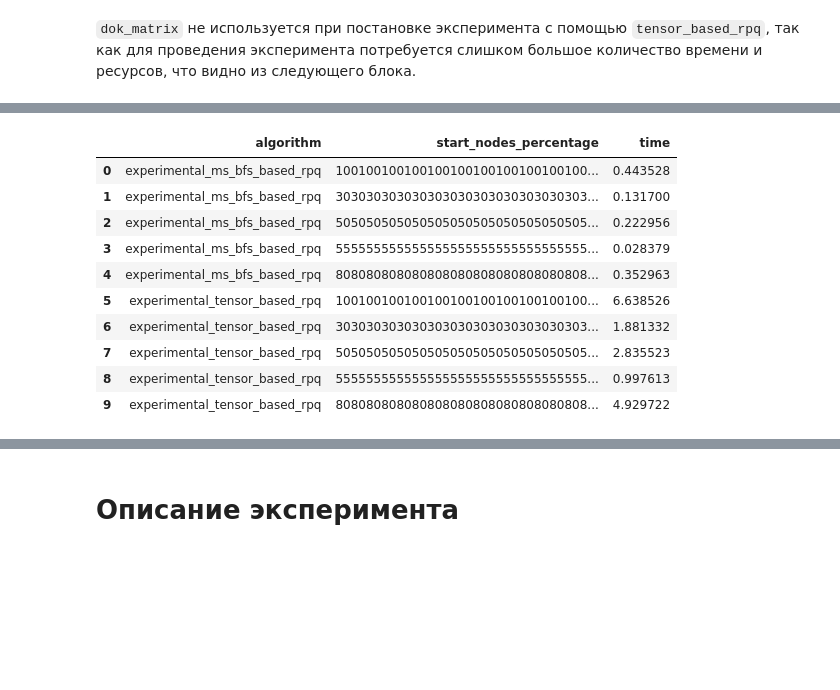
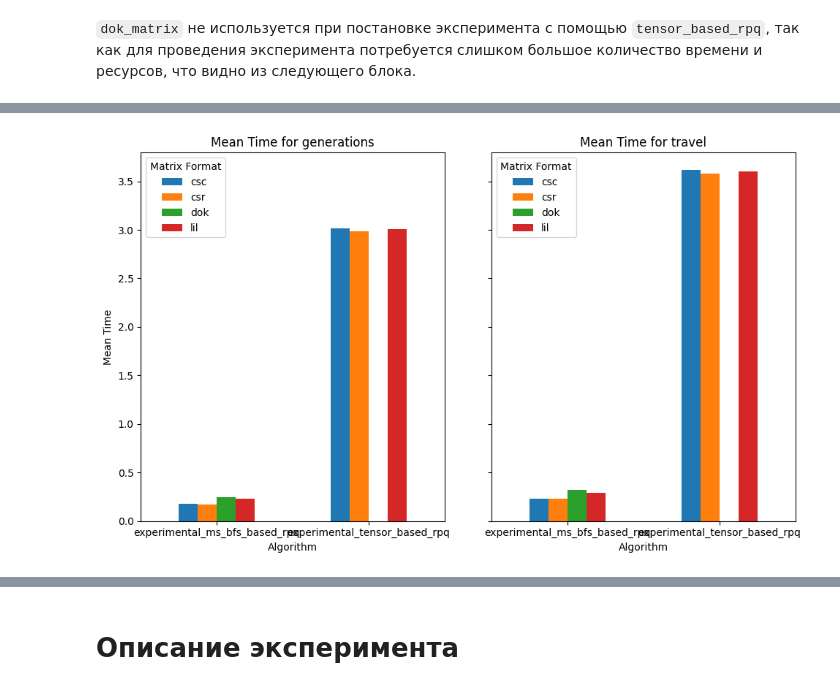
Before and after one commit to AlexShmak/formal-lang-course, a Jupyter notebook: project/experiment.ipynb, the cells around one changed output, grey strips where cells are left out. Saved outputs shown, nothing was run; the diff lists cells and outputs as text; code cells hidden in the pictures; blank space fills up the shorter version.

Commit message:
add graphics

```diff
--- a/project/experiment.ipynb
+++ b/project/experiment.ipynb
@@ -207,10 +207,15 @@ def conduct_experiment(rpq_function, matrix_types, graph_names, times, regexes):
                             f"{graph_name} | {rpq_function.__name__} | {percentage * 100}% | ({regex}) | {matrix_type.__name__} | {elapsed_time / times:.3f}"
                         )
 # %%
+import json
+
 rpq_functions = [experimental_tensor_based_rpq, experimental_ms_bfs_based_rpq]
 times = 20
 for rpq_function in rpq_functions:
     conduct_experiment(rpq_function, matrix_types, graph_names, times, regexes)
 
+with open("results.json", "w") as f:
+    json.dump(results, f)
+
 df = pd.DataFrame(results)
 # %% [output]
@@ -366,14 +330,33 @@ TypeError: agg function failed [how->mean,dtype->object]
-# %%
-df.groupby(["algorithm", "start_nodes_percentage"])["time"].mean().reset_index()
-# %% [output]
-|  | algorithm | start_nodes_percentage | time |
-| 0 | experimental_ms_bfs_based_rpq | 100100100100100100100100100100100... | 0.443528 |
-| 1 | experimental_ms_bfs_based_rpq | 303030303030303030303030303030303... | 0.131700 |
-| 2 | experimental_ms_bfs_based_rpq | 505050505050505050505050505050505... | 0.222956 |
-| 3 | experimental_ms_bfs_based_rpq | 555555555555555555555555555555555... | 0.028379 |
-| 4 | experimental_ms_bfs_based_rpq | 808080808080808080808080808080808... | 0.352963 |
-| 5 | experimental_tensor_based_rpq | 100100100100100100100100100100100... | 6.638526 |
-| 6 | experimental_tensor_based_rpq | 303030303030303030303030303030303... | 1.881332 |
-| 7 | experimental_tensor_based_rpq | 505050505050505050505050505050505... | 2.835523 |
-| 8 | experimental_tensor_based_rpq | 555555555555555555555555555555555... | 0.997613 |
-| 9 | experimental_tensor_based_rpq | 808080808080808080808080808080808... | 4.929722 |
+# %%
+import matplotlib.pyplot as plt
+
+# number of graphs
+n_graphs = len(graph_names)
+
+# Create subplots
+fig, axes = plt.subplots(1, n_graphs, figsize=(5 * n_graphs, 6), sharey=True)
+
+# Loop through each graph_name and create a bar plot
+for ax, graph in zip(axes, graph_names):
+    # Group by algorithm and matrix_format, calculating the mean time
+    grouped = (
+        df[df["graph_name"] == graph]
+        .groupby(["algorithm", "matrix_format"])["time"]
+        .mean()
+        .unstack()
+    )
+
+    # Plotting
+    grouped.plot(kind="bar", ax=ax)
+    ax.set_title(f"Mean Time for {graph}")
+    ax.set_xlabel("Algorithm")
+    ax.set_ylabel("Mean Time")
+    ax.set_xticks(range(len(grouped.index)))
+    ax.set_xticklabels(grouped.index, rotation=0)
+    ax.legend(title="Matrix Format")
+
+# Adjust layout and show
+plt.tight_layout()
+plt.show()
+# %% [output]
+[figure, added]
```
Also changed, not shown: parts of 7 cells of this notebook.
